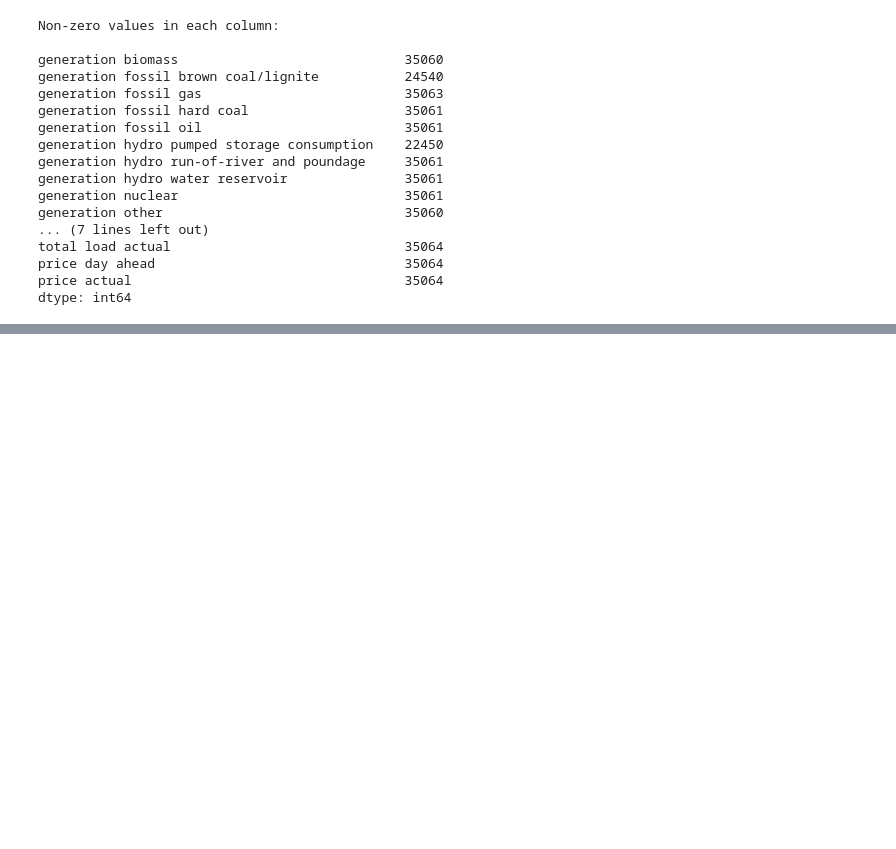
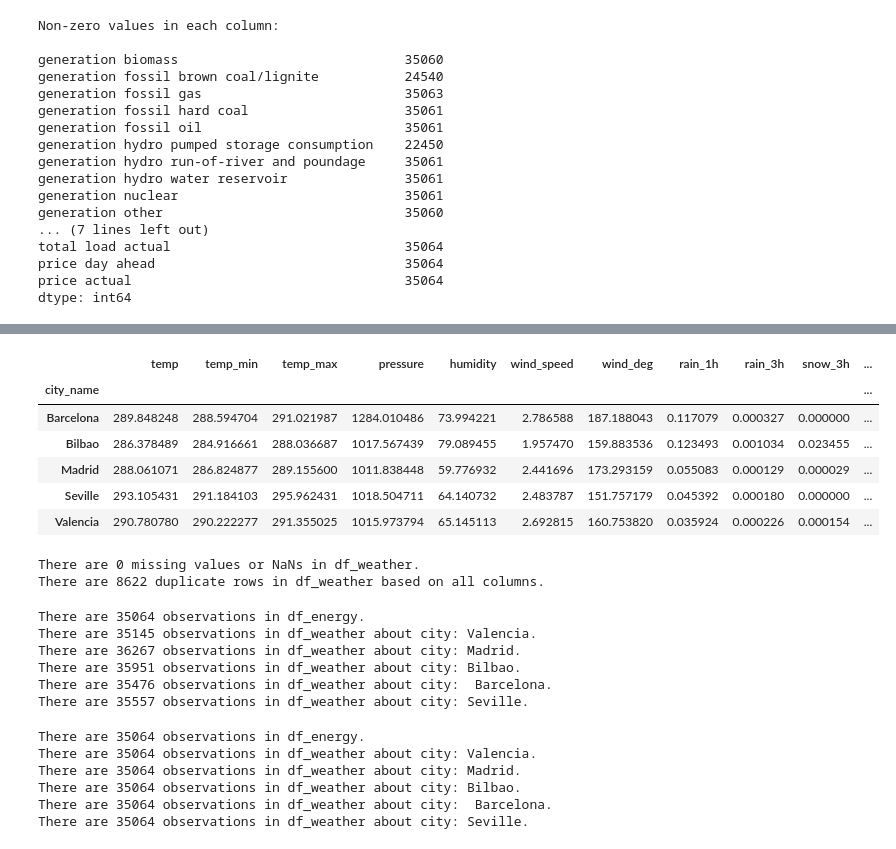
Before and after one commit to tdavies66/Electricity-Price-Forecasting-DNNs-EDA-Kaggle-, a Jupyter notebook: Notebooks/notebook1.ipynb, the cells around one changed output, grey strips where cells are left out. Cells and saved outputs as stored; diff of their text form; code cells hidden in the pictures; blank space fills up the shorter version.

```diff
--- a/Notebooks/notebook1.ipynb
+++ b/Notebooks/notebook1.ipynb
@@ -222,0 +265,55 @@ dtype: int64
+# %%
+def df_convert_dtypes(df, convert_from, convert_to):
+    cols = df.select_dtypes(include=[convert_from]).columns
+    for col in cols:
+        df[col] = df[col].values.astype(convert_to)
+    return df
+# %%
+# Convert columns with int64 type values to float64 type
+df_weather = df_convert_dtypes(df_weather, np.int64, np.float64)
+# %%
+# Convert dt_iso to datetime type, rename it and set it as index
+
+df_weather['time'] = pd.to_datetime(df_weather['dt_iso'], utc=True)
+df_weather = df_weather.drop(['dt_iso'], axis=1)
+df_weather = df_weather.set_index('time')
+# %%
+# Display the average weather features grouped by city
+mean_weather_by_city = df_weather.groupby('city_name').mean(numeric_only=True)
+mean_weather_by_city
+# %% [output]
+|  | temp | temp_min | temp_max | pressure | humidity | wind_speed | wind_deg | rain_1h | rain_3h | snow_3h | ... |
+| city_name |  |  |  |  |  |  |  |  |  |  | ... |
+| Barcelona | 289.848248 | 288.594704 | 291.021987 | 1284.010486 | 73.994221 | 2.786588 | 187.188043 | 0.117079 | 0.000327 | 0.000000 | ... |
+| Bilbao | 286.378489 | 284.916661 | 288.036687 | 1017.567439 | 79.089455 | 1.957470 | 159.883536 | 0.123493 | 0.001034 | 0.023455 | ... |
+| Madrid | 288.061071 | 286.824877 | 289.155600 | 1011.838448 | 59.776932 | 2.441696 | 173.293159 | 0.055083 | 0.000129 | 0.000029 | ... |
+| Seville | 293.105431 | 291.184103 | 295.962431 | 1018.504711 | 64.140732 | 2.483787 | 151.757179 | 0.045392 | 0.000180 | 0.000000 | ... |
+| Valencia | 290.780780 | 290.222277 | 291.355025 | 1015.973794 | 65.145113 | 2.692815 | 160.753820 | 0.035924 | 0.000226 | 0.000154 | ... |
+# %%
+# Find NaNs and duplicates in df_weather
+print('There are {} missing values or NaNs in df_weather.'.format(df_weather.isnull().values.sum()))
+
+temp_weather = df_weather.duplicated(keep='first').sum()
+
+print('There are {} duplicate rows in df_weather based on all columns.'.format(temp_weather))
+# %% [output]
+There are 0 missing values or NaNs in df_weather.
+There are 8622 duplicate rows in df_weather based on all columns.
+# %%
+# Display the number of rows in each dataframe
+print('There are {} observations in df_energy.'.format(df_energy.shape[0]))
+
+cities = df_weather['city_name'].unique()
+grouped_weather = df_weather.groupby('city_name')
+
+for city in cities:
+    print('There are {} observations in df_weather'
+          .format(grouped_weather.get_group('{}'.format(city)).shape[0]),
+          'about city: {}.'.format(city))
+# %% [output]
+There are 35064 observations in df_energy.
+There are 35145 observations in df_weather about city: Valencia.
+There are 36267 observations in df_weather about city: Madrid.
+There are 35951 observations in df_weather about city: Bilbao.
+There are 35476 observations in df_weather about city:  Barcelona.
+There are 35557 observations in df_weather about city: Seville.
@@ -222,0 +327,18 @@ dtype: int64
+# %%
+# Display the number of rows in each dataframe again
+
+print('There are {} observations in df_energy.'.format(df_energy.shape[0]))
+
+grouped_weather = df_weather.groupby('city_name')
+
+for city in cities:
+    print('There are {} observations in df_weather'
+          .format(grouped_weather.get_group('{}'.format(city)).shape[0]),
+          'about city: {}.'.format(city))
+# %% [output]
+There are 35064 observations in df_energy.
+There are 35064 observations in df_weather about city: Valencia.
+There are 35064 observations in df_weather about city: Madrid.
+There are 35064 observations in df_weather about city: Bilbao.
+There are 35064 observations in df_weather about city:  Barcelona.
+There are 35064 observations in df_weather about city: Seville.
```
Also changed, not shown: parts of 9 cells of this notebook.
